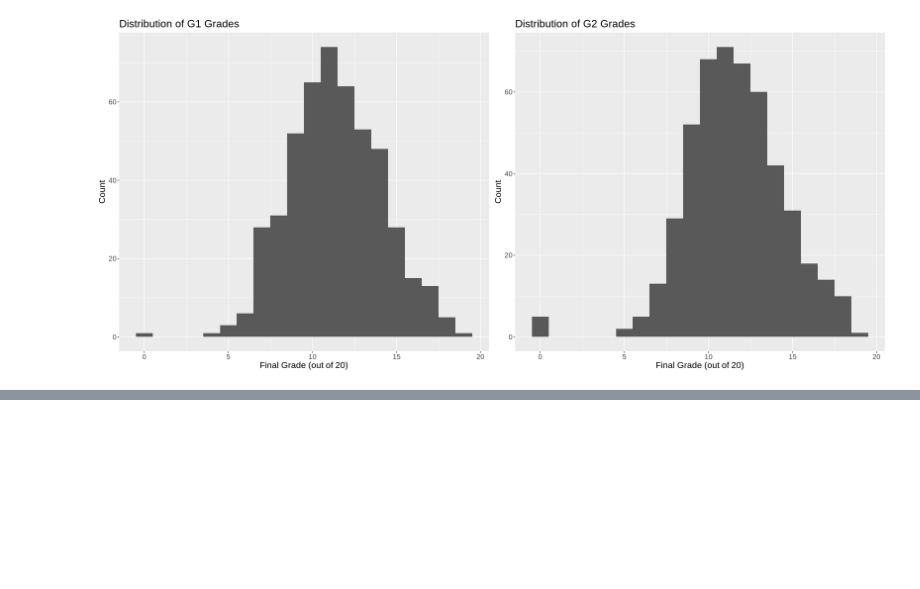
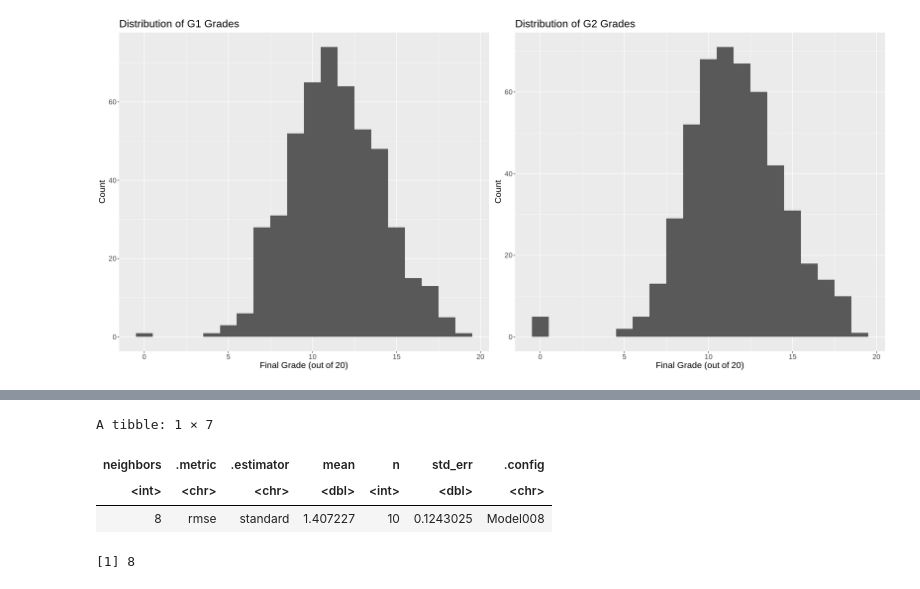
Before and after one commit to enignans/Group-3-Student-Performance-Data-Set, a Jupyter notebook: student-performance-dataset.ipynb, the cells around one changed output, grey strips where cells are left out. Cells and saved outputs as stored; diff of their text form; code cells hidden in the pictures; blank space fills up the shorter version.

```diff
--- a/student-performance-dataset.ipynb
+++ b/student-performance-dataset.ipynb
@@ -104,0 +192,17 @@ predictor_distribution
+# %%
+student_min <- student_results %>%
+filter(.metric == 'rmse') %>%
+arrange(mean) %>%
+slice(1)
+student_min
+# %% [output]
+A tibble: 1 × 7
+| neighbors | .metric | .estimator | mean | n | std_err | .config |
+| <int> | <chr> | <chr> | <dbl> | <int> | <dbl> | <chr> |
+| 8 | rmse | standard | 1.407227 | 10 | 0.1243025 | Model008 |
+# %%
+k_min <- student_min %>%
+pull(neighbors)
+k_min
+# %% [output]
+[1] 8
```
Also changed, not shown: parts of 9 cells of this notebook.
